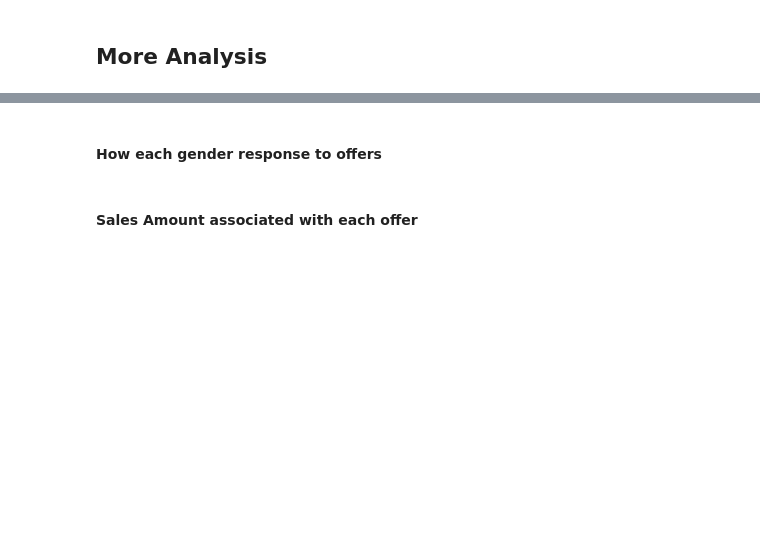
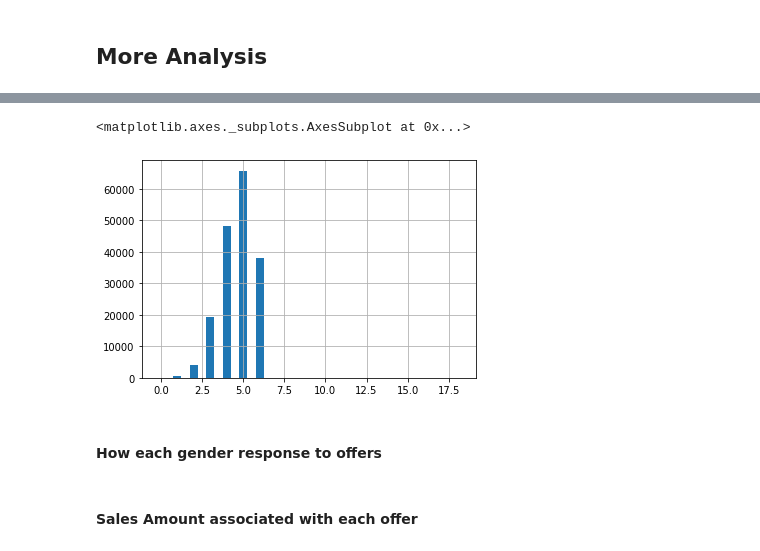
Before and after one commit to EmmaHu-learner/DS_NanoDegree_Capstone, a Jupyter notebook: Starbucks_Capstone_notebook.ipynb, the cells around one changed output, grey strips where cells are left out. Cells and saved outputs as stored; diff of their text form; code cells hidden in the pictures; blank space fills up the shorter version.

```diff
--- a/Starbucks_Capstone_notebook.ipynb
+++ b/Starbucks_Capstone_notebook.ipynb
@@ -1256,16 +820,19 @@ df=df.drop(columns_to_drop, axis=1)
 # %%
-df[df['event']=='offer received'].groupby('person')['event'].count().hist(bins=range(1,8), rwidth=0.5, align='left')
+df['offer_cnt'].hist(bins=range(0,20), rwidth=0.5, align='left')
 # offer_count=df[df['event']=='offer received'].groupby('person')[['event']].count().reset_index()
 
 # # check the customers that never received any offers
 # a=df['person'].unique()
 # b=offer_count['person'].unique()
 # np.setdiff1d(a,b)
 
 # # add the number of offer received to the dataset as a new feature
 # offer_count.rename(columns={"event": "offer_cnt"}, inplace=True)
 # df=df.merge(offer_count, right_on='person', left_on='person', how='left')
 # df['offer_cnt'].fillna(0, inplace=True)
+# %% [output]
+<matplotlib.axes._subplots.AxesSubplot at 0x...>
+[figure, added]
 # %%
 df[df['offer id']!='unknown'].groupby('person')['offer id'].count().hist(bins=range(1,8), rwidth=0.5, align='left')
 # %%
```
Also changed, not shown: parts of 73 cells of this notebook.
